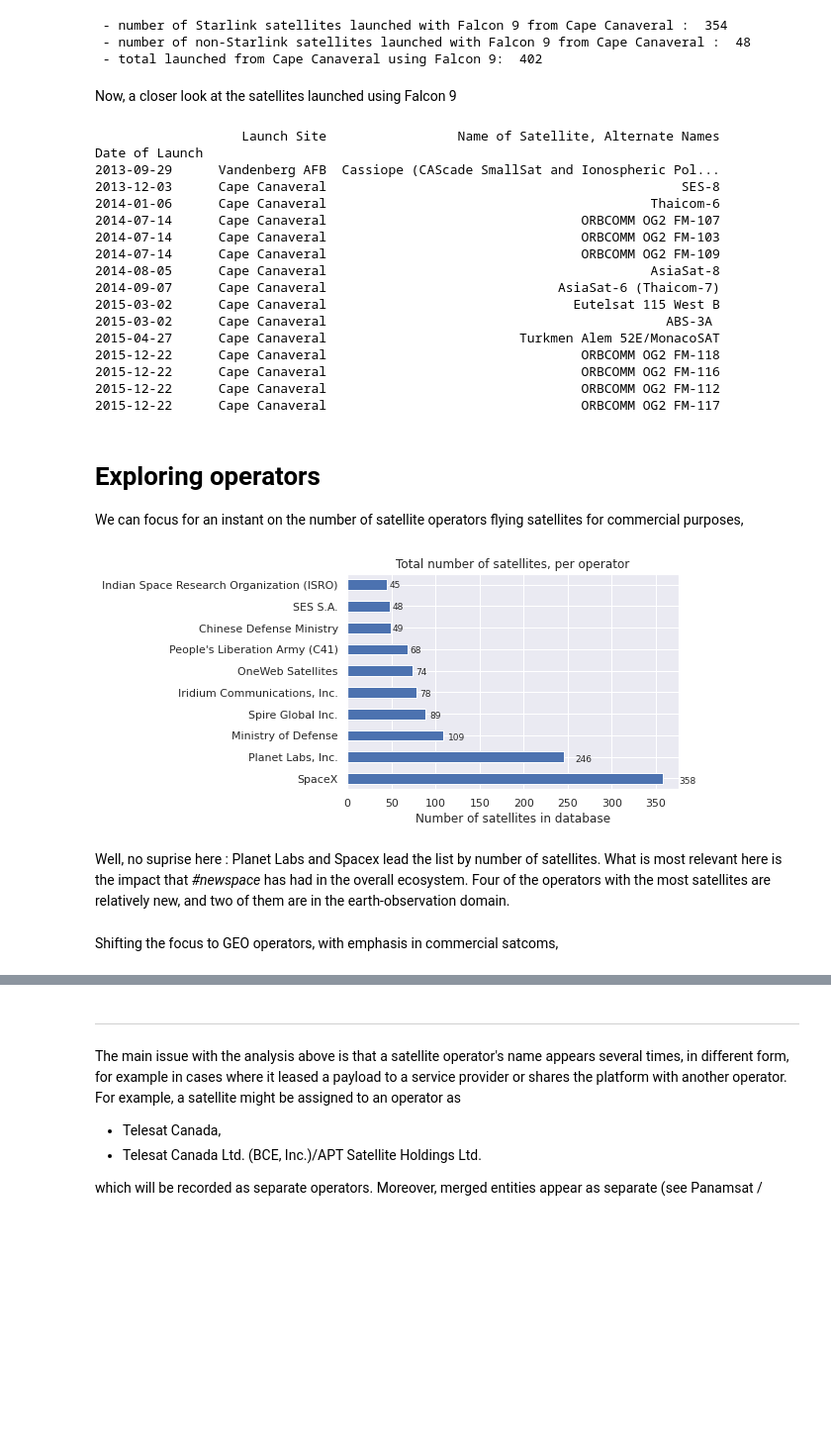
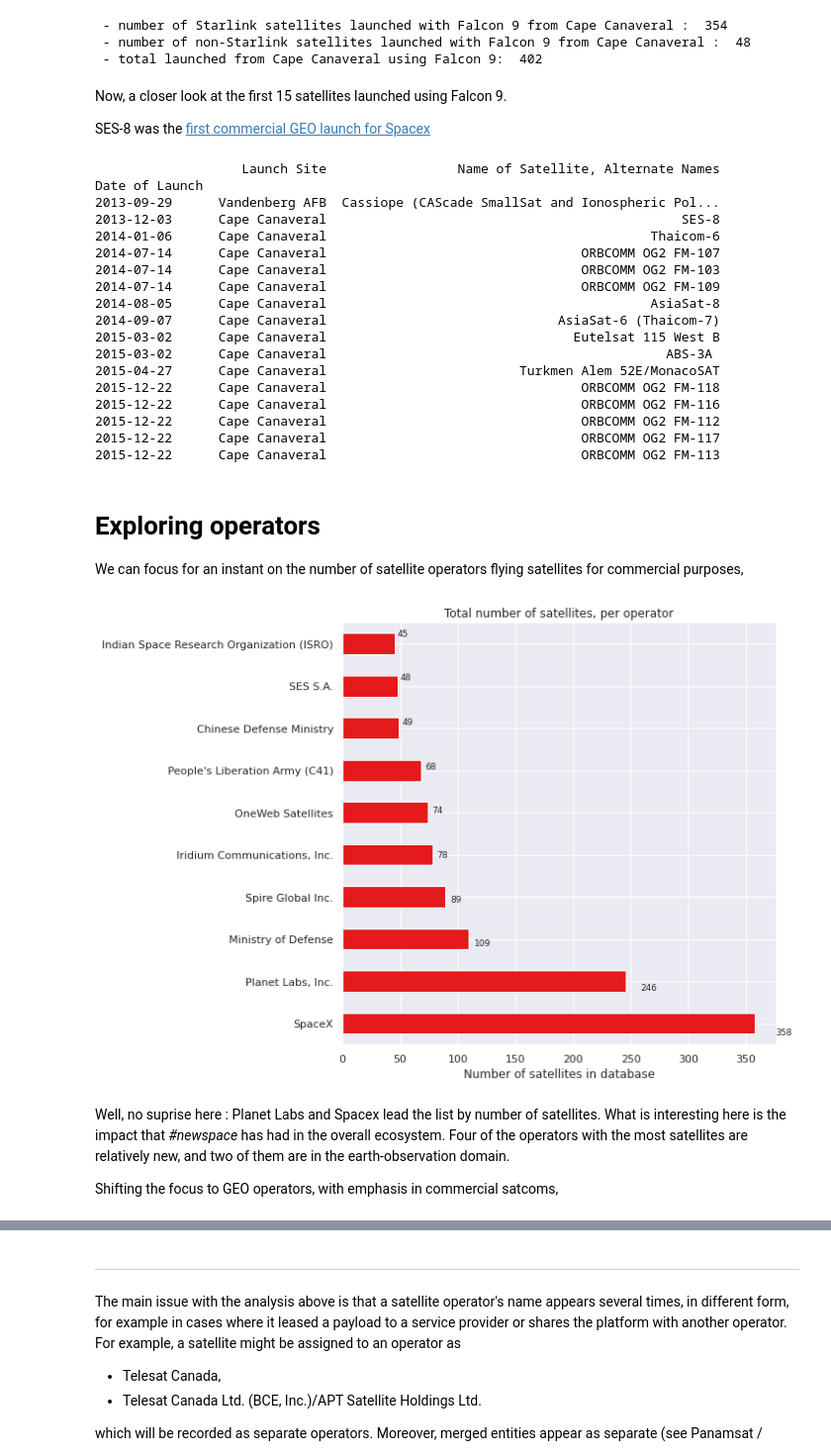
Before and after one commit to luisemiliani/Explore-UCSDB, a Jupyter notebook: Exploring_UCSDB.ipynb, the cells around one changed output, grey strips where cells are left out. Shown: that part at 99% size. Cells and saved outputs as stored; diff of their text form; code cells hidden in the pictures; blank space fills up the shorter version.

```diff
--- a/Exploring_UCSDB.ipynb
+++ b/Exploring_UCSDB.ipynb
@@ -10,15 +18,17 @@ import numpy as np
 import pandas as pd
 import matplotlib.pyplot as plt
 import seaborn as sns
+from google.colab import files
 
-sns.set() #default color scheme from seaborn¨
-sns.color_palette('colorblind')
+%load_ext google.colab.data_table
+
+sns.color_palette("Set1", n_colors=8, desat=.5)
 
 def set_bar_label(ax_ref, minval=1, orient='h'):
   for p in ax_ref.patches:
     if orient=='h':
       if p.get_width() >=minval:
-        ax_ref.annotate('{}'.format(p.get_width()),xy=(p.get_x()+p.get_width()*1.05,p.get_y() * 1.015),fontsize=9)
+        ax_ref.annotate('{}'.format(p.get_width()),xy=(p.get_x()+p.get_width()*1.05,p.get_y()*1.05),fontsize=9)
     else:
       for p in ax_ref.patches:
         if p.get_height() >=minval:
@@ -342,11 +356,13 @@ print(' - total launched from Cape Canaveral using Falcon 9: ', nbr_Starlink_lau
  - number of non-Starlink satellites launched with Falcon 9 from Cape Canaveral :  48
  - total launched from Cape Canaveral using Falcon 9:  402
 # %% [markdown]
-Now,  a closer look at the satellites launched using Falcon 9
+Now,  a closer look at the first 15 satellites launched using Falcon 9.
+
+SES-8 was the [first commercial GEO launch for Spacex](https://www.ses.com/press-release/launch-success-ses-8-satellite-board-spacexfalcon-9)
 # %%
-#To modify the code to see, say, only the first 15 launches, add [0:15] after the columns names in the print () function.
+#To modify the code to see, say, only the first 10 launches, add [0:11] after the columns names in the print () function.
 ByLaunchSite = UCSDB.groupby(['Launch Vehicle'])
-print(ByLaunchSite.get_group('Falcon 9')[['Launch Site','Name of Satellite, Alternate Names']][0:15])
+print(ByLaunchSite.get_group('Falcon 9')[['Launch Site','Name of Satellite, Alternate Names']][0:16])
 # %% [output]
                    Launch Site                 Name of Satellite, Alternate Names
 Date of Launch
@@ -365,25 +381,27 @@ Date of Launch
 2015-12-22      Cape Canaveral                                 ORBCOMM OG2 FM-116
 2015-12-22      Cape Canaveral                                 ORBCOMM OG2 FM-112
 2015-12-22      Cape Canaveral                                 ORBCOMM OG2 FM-117
+2015-12-22      Cape Canaveral                                 ORBCOMM OG2 FM-113
 # %% [markdown]
 # Exploring operators
 We can focus for an instant on the number of satellite operators flying satellites for commercial purposes,
 # %%
 nbr_sats_per_op=UCSDB['Operator/Owner'].value_counts()
 # a bar plot for the top ten operators, by number of satellites,
-ax3=UCSDB['Operator/Owner'].value_counts()[:10].plot(kind='barh')
+axOp=UCSDB['Operator/Owner'].value_counts()[:10].plot(kind='barh', figsize=(8,8))
+#axOp = sns.countplot(y=UCSDB['Operator/Owner'],order=pd.value_counts(UCSDB['Operator/Owner']).iloc[:-10].index)
 #annotate bars,
-set_bar_label(ax3)
+set_bar_label(axOp)
 # set a legend, title
-plt.xlabel('Number of satellites in database')
-plt.title('Total number of satellites, per operator')
-plt.show()
+axOp.set_xlabel('Number of satellites in database')
+_= axOp.set_title('Total number of satellites, per operator')
 # %% [output]
-[figure, old version]
+[figure, new version]
 # %% [markdown]
-Well, no suprise here : Planet Labs and Spacex lead the list by number of satellites. What is most relevant here is the impact that *#newspace* has had in the overall ecosystem. Four of the operators with the most satellites are relatively new, and two of them are in the earth-observation domain.
+Well, no suprise here : Planet Labs and Spacex lead the list by number of satellites.
+What is interesting here is the impact that *#newspace* has had in the overall ecosystem. Four of the operators with the most satellites are relatively new, and two of them are in the earth-observation domain.
+
+Shifting the focus to GEO operators, with emphasis in commercial satcoms,
-# %% [markdown]
-Shifting the focus to GEO operators, with emphasis in commercial satcoms,
 # %%
 
 #A detailed look on GSO operators, with a commercial focus in the telecommunications domain, returns the following fleet sizes
```
Also changed, not shown: parts of 12 cells of this notebook.
